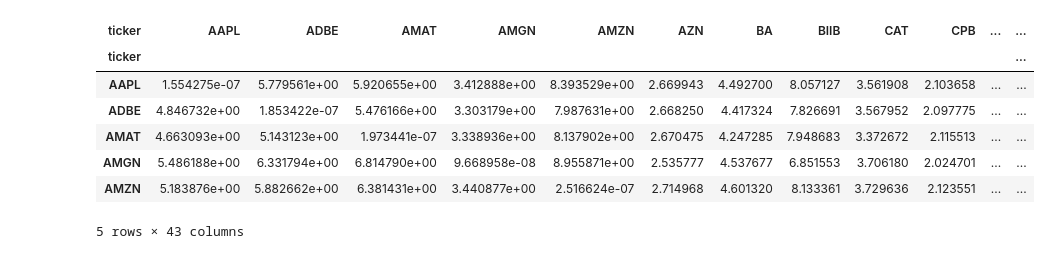
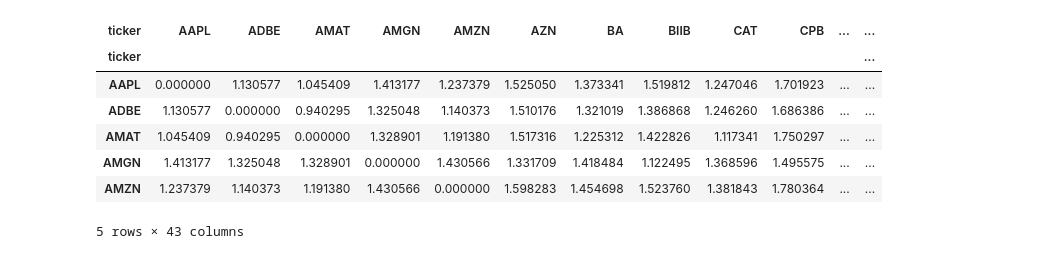
Before and after one commit to andrewhall1124/pairs_trading, a Jupyter notebook: preliminary_research.ipynb, the cells around one changed output. Saved outputs shown, nothing was run; the diff lists cells and outputs as text; code cells hidden in the pictures.

```diff
--- a/preliminary_research.ipynb
+++ b/preliminary_research.ipynb
@@ -13,7 +13,7 @@ tickers = [
     'GOOGL', # Alphabet Inc. (Technology)
     'AMZN',  # Amazon.com Inc. (Consumer Discretionary)
     'TSLA',  # Tesla Inc. (Consumer Discretionary)
-    'FB',    # Meta Platforms Inc. (Communication Services)
+    'META',    # Meta Platforms Inc. (Communication Services)
     'NFLX',  # Netflix Inc. (Communication Services)
     'NVDA',  # NVIDIA Corporation (Technology)
     'JPM',   # JPMorgan Chase & Co. (Financials)
@@ -76,6 +76,8 @@ df = df.rename(columns=columns)
 
 df = df.sort_values(['ticker', 'date'])
 
+df = df.reset_index(drop=True)
+
 df
 # %% [output]
 [*********************100%***********************]  52 of 52 completed
@@ -101,6 +100,10 @@ df
 df['ret'] = df.groupby('ticker')['adj_close'].pct_change()
 df['log_ret'] = np.log(1+df['ret'])
 
+for t in [50,100,150]:
+    df[f'ret_{t}'] = df.groupby('ticker')['log_ret'].rolling(t,t).sum().reset_index(drop=True)
+    df[f'ret_{t}'] = df.groupby('ticker')[f'ret_{t}'].shift(1)
+
 df = df.dropna().reset_index(drop=True)
 
 df
@@ -121,37 +124,33 @@ df
 # %%
 pivot = df[['date', 'ticker', 'ret']]
+pivot = pivot.pivot(index='date', columns='ticker', values='ret')
+pivot = pivot.dropna(axis=1, how='any') # Get rid of stocks that are too young
 
-pivot = pivot.pivot(index='date', columns='ticker', values='ret')
+columns = pivot.columns
 
-pivot = pivot.dropna(axis=1, how='any')
+scaler = StandardScaler()
+scaled_pivot = scaler.fit_transform(pivot)
+scaled_pivot = pd.DataFrame(columns=columns, data=scaled_pivot)
 
-mse_matrix = pd.DataFrame(index=pivot.columns, columns=pivot.columns)
-
-def compute_beta(x, y):
-    covariance = np.cov(x, y)[0][1]
-    variance = np.var(x)
-
-    return covariance / variance
+mse_matrix = pd.DataFrame(index=columns, columns=columns)
 
 def compute_mse(y_true, y_pred):
     return np.mean((y_true - y_pred) ** 2)
 
-for a in pivot.columns:
-    for b in pivot.columns:
-        beta = compute_beta(pivot[a],pivot[b])
-        pred = beta * pivot[a]
-        mse = compute_mse(pred, pivot[b])
-        mse_matrix.loc[a, b] = mse * 10000
+for a in columns:
+    for b in columns:
+        mse = compute_mse(scaled_pivot[a], scaled_pivot[b])
+        mse_matrix.loc[a, b] = mse
 
 mse_matrix = mse_matrix.astype(float)
 
 mse_matrix.head()
 # %% [output]
 | ticker | AAPL | ADBE | AMAT | AMGN | AMZN | AZN | BA | BIIB | CAT | CPB | ... | ... |
 | ticker |  |  |  |  |  |  |  |  |  |  |  | ... |
-| AAPL | 1.554275e-07 | 5.779561e+00 | 5.920655e+00 | 3.412888e+00 | 8.393529e+00 | 2.669943 | 4.492700 | 8.057127 | 3.561908 | 2.103658 | ... | ... |
-| ADBE | 4.846732e+00 | 1.853422e-07 | 5.476166e+00 | 3.303179e+00 | 7.987631e+00 | 2.668250 | 4.417324 | 7.826691 | 3.567952 | 2.097775 | ... | ... |
-| AMAT | 4.663093e+00 | 5.143123e+00 | 1.973441e-07 | 3.338936e+00 | 8.137902e+00 | 2.670475 | 4.247285 | 7.948683 | 3.372672 | 2.115513 | ... | ... |
-| AMGN | 5.486188e+00 | 6.331794e+00 | 6.814790e+00 | 9.668958e-08 | 8.955871e+00 | 2.535777 | 4.537677 | 6.851553 | 3.706180 | 2.024701 | ... | ... |
-| AMZN | 5.183876e+00 | 5.882662e+00 | 6.381431e+00 | 3.440877e+00 | 2.516624e-07 | 2.714968 | 4.601320 | 8.133361 | 3.729636 | 2.123551 | ... | ... |
+| AAPL | 0.000000 | 1.130577 | 1.045409 | 1.413177 | 1.237379 | 1.525050 | 1.373341 | 1.519812 | 1.247046 | 1.701923 | ... | ... |
+| ADBE | 1.130577 | 0.000000 | 0.940295 | 1.325048 | 1.140373 | 1.510176 | 1.321019 | 1.386868 | 1.246260 | 1.686386 | ... | ... |
+| AMAT | 1.045409 | 0.940295 | 0.000000 | 1.328901 | 1.191380 | 1.517316 | 1.225312 | 1.422826 | 1.117341 | 1.750297 | ... | ... |
+| AMGN | 1.413177 | 1.325048 | 1.328901 | 0.000000 | 1.430566 | 1.331709 | 1.418484 | 1.122495 | 1.368596 | 1.495575 | ... | ... |
+| AMZN | 1.237379 | 1.140373 | 1.191380 | 1.430566 | 0.000000 | 1.598283 | 1.454698 | 1.523760 | 1.381843 | 1.780364 | ... | ... |
 5 rows × 43 columns
```
Also changed, not shown: parts of 9 cells of this notebook.
